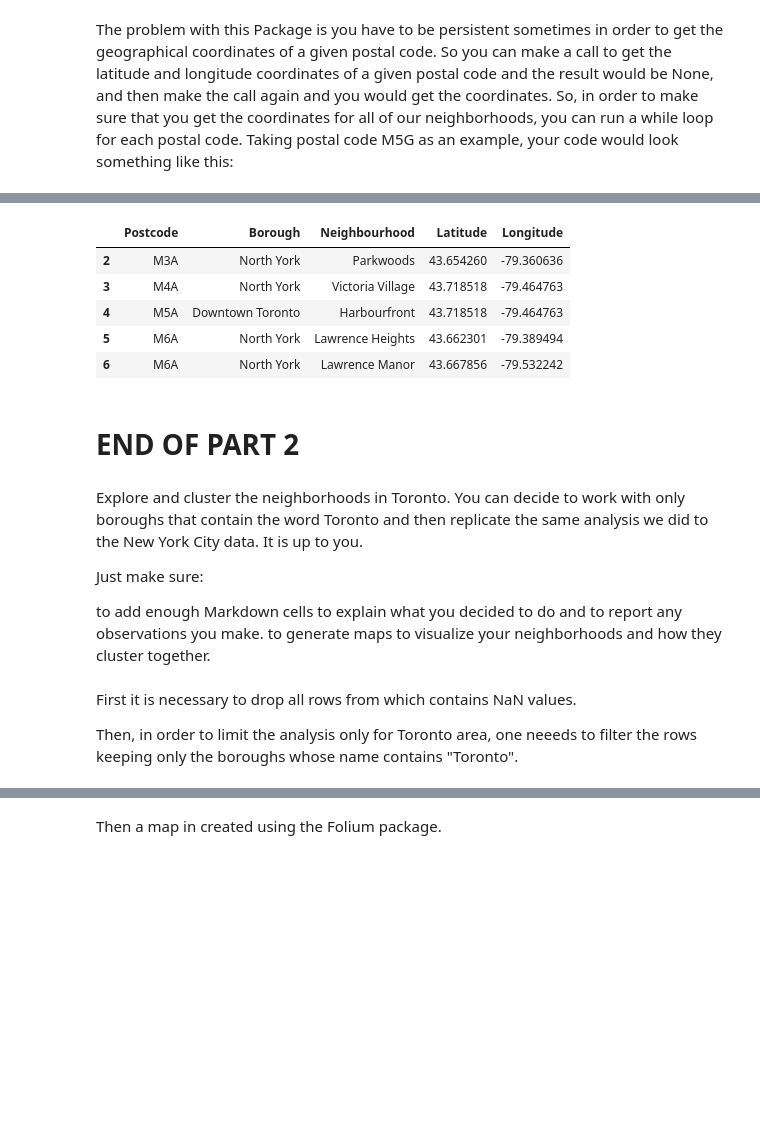
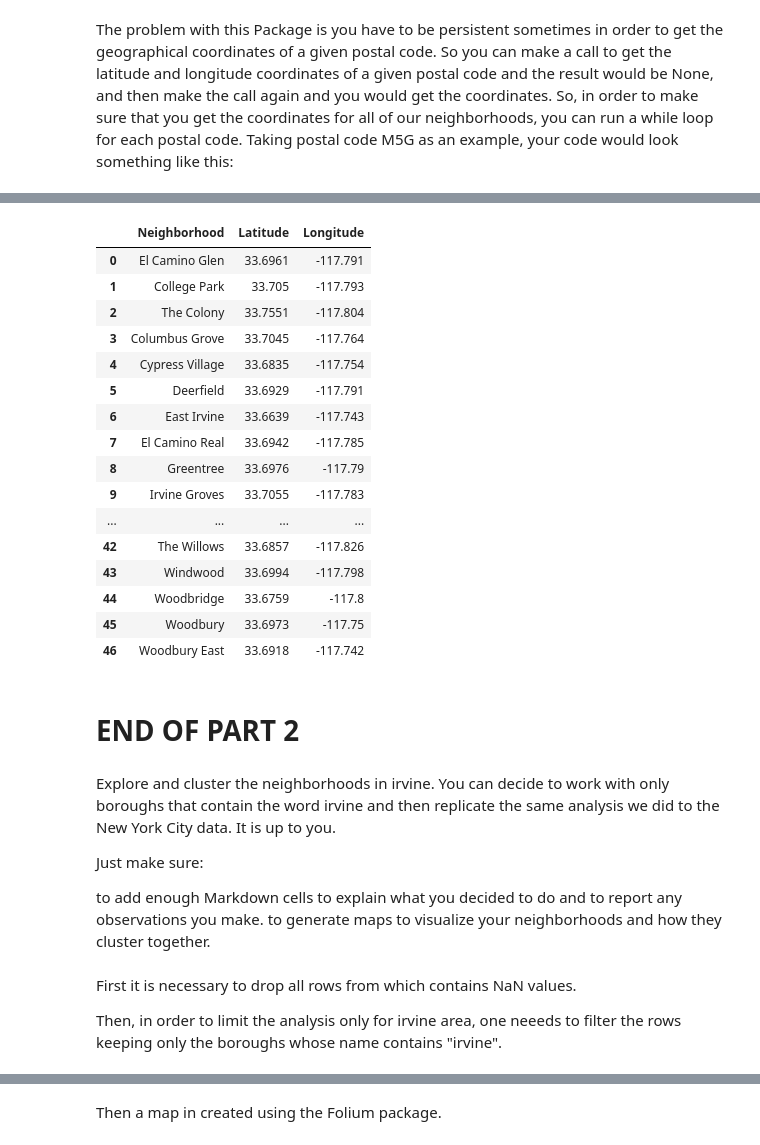
Before and after one commit to filipediniz/Coursera_Capstone, a Jupyter notebook: Week4.ipynb, the cells around one changed output, grey strips where cells are left out. Saved outputs shown, nothing was run; the diff lists cells and outputs as text; code cells hidden in the pictures; blank space fills up the shorter version.

```diff
--- a/Week4.ipynb
+++ b/Week4.ipynb
@@ -205,27 +183,0 @@ GeocoderServiceError: ignored
-# %%
-#@title
-import geocoder # import geocoder
-from geopy.exc import GeocoderTimedOut
-from geopy.geocoders import Nominatim # convert an address into latitude and longitude values
-
-def do_geocode(address):
-    try:
-        return geolocator.geocode(address)
-    except GeocoderTimedOut:
-        return do_geocode(address)
-
-for r in range(0, DF.shape[0]):
-  print('Current row: {}'.format(r))
-  # initialize your variable to None
-  lat_lng_coords = None
-
-  # loop until you get the coordinates
-  g = None
-  print('Attempting to retrieve coordinates for address {}...'.format('{}, Irvine, California'.format(DF.iloc[r]['Neighborhood'])))
-  geolocator = Nominatim(user_agent="irvine_explorer")
-  g = geolocator.geocode('{}, Irvine, California'.format(DF.iloc[r]['Neighborhood']), )
-  #g = do_geocode('{}, Irvine, California'.format(DF.iloc[r]['Neighborhood']), )
-  if (type(g) != type(None)):
-    print('Latitude = {}; longitude = {}'.format(g.latitude, g.longitude))
-    DF.iloc[r]['Latitude'] = g.latitude
-    DF.iloc[r]['Longitude'] = g.longitude
@@ -252,10 +183,0 @@ Latitude = 33.6917851; longitude = -117.7418117
-# %%
-'''
-for i in range(0, DF.shape[0]):
-  for j in range(0, LL.shape[0]):
-    if DF.iloc[i]['Postcode'] == LL.iloc[j]['Postal Code']:
-      print('Postal code {} coordinates are: latitude = {}; longitude = {}'.format(LL.iloc[j]['Postal Code'], LL.iloc[j]['Latitude'], LL.iloc[j]['Longitude']))
-      DF.ix[i, 'Latitude'] = LL.iloc[j]['Latitude']
-      DF.ix[i, 'Longitude'] = LL.iloc[j]['Longitude']
-      break
-'''
@@ -305,16 +184,27 @@ Postal code M8Z coordinates are: latitude = 43.6288408; longitude = -79.52099940
 # %%
-DF.head()
+DF
 # %% [output]
-|  | Postcode | Borough | Neighbourhood | Latitude | Longitude |
-| 2 | M3A | North York | Parkwoods | 43.654260 | -79.360636 |
-| 3 | M4A | North York | Victoria Village | 43.718518 | -79.464763 |
-| 4 | M5A | Downtown Toronto | Harbourfront | 43.718518 | -79.464763 |
-| 5 | M6A | North York | Lawrence Heights | 43.662301 | -79.389494 |
-| 6 | M6A | North York | Lawrence Manor | 43.667856 | -79.532242 |
+|  | Neighborhood | Latitude | Longitude |
+| 0 | El Camino Glen | 33.6961 | -117.791 |
+| 1 | College Park | 33.705 | -117.793 |
+| 2 | The Colony | 33.7551 | -117.804 |
+| 3 | Columbus Grove | 33.7045 | -117.764 |
+| 4 | Cypress Village | 33.6835 | -117.754 |
+| 5 | Deerfield | 33.6929 | -117.791 |
+| 6 | East Irvine | 33.6639 | -117.743 |
+| 7 | El Camino Real | 33.6942 | -117.785 |
+| 8 | Greentree | 33.6976 | -117.79 |
+| 9 | Irvine Groves | 33.7055 | -117.783 |
+| ... | ... | ... | ... |
+| 42 | The Willows | 33.6857 | -117.826 |
+| 43 | Windwood | 33.6994 | -117.798 |
+| 44 | Woodbridge | 33.6759 | -117.8 |
+| 45 | Woodbury | 33.6973 | -117.75 |
+| 46 | Woodbury East | 33.6918 | -117.742 |
 # %% [markdown]
 # END OF PART 2
 # %% [markdown]
-Explore and cluster the neighborhoods in Toronto. You can decide to work with only boroughs that contain the word Toronto and then replicate the same analysis we did to the New York City data. It is up to you.
+Explore and cluster the neighborhoods in irvine. You can decide to work with only boroughs that contain the word irvine and then replicate the same analysis we did to the New York City data. It is up to you.
 
 Just make sure:
 
@@ -323,6 +213,6 @@ to generate maps to visualize your neighborhoods and how they cluster together.
 # %% [markdown]
 First it is necessary to drop all rows from which contains NaN values.
 
-Then, in order to limit the analysis only for Toronto area, one neeeds to filter the rows keeping only the boroughs whose name contains "Toronto".
+Then, in order to limit the analysis only for irvine area, one neeeds to filter the rows keeping only the boroughs whose name contains "irvine".
 # %%
 DF.dropna(inplace=True)
```
Also changed, not shown: parts of 38 cells of this notebook.
